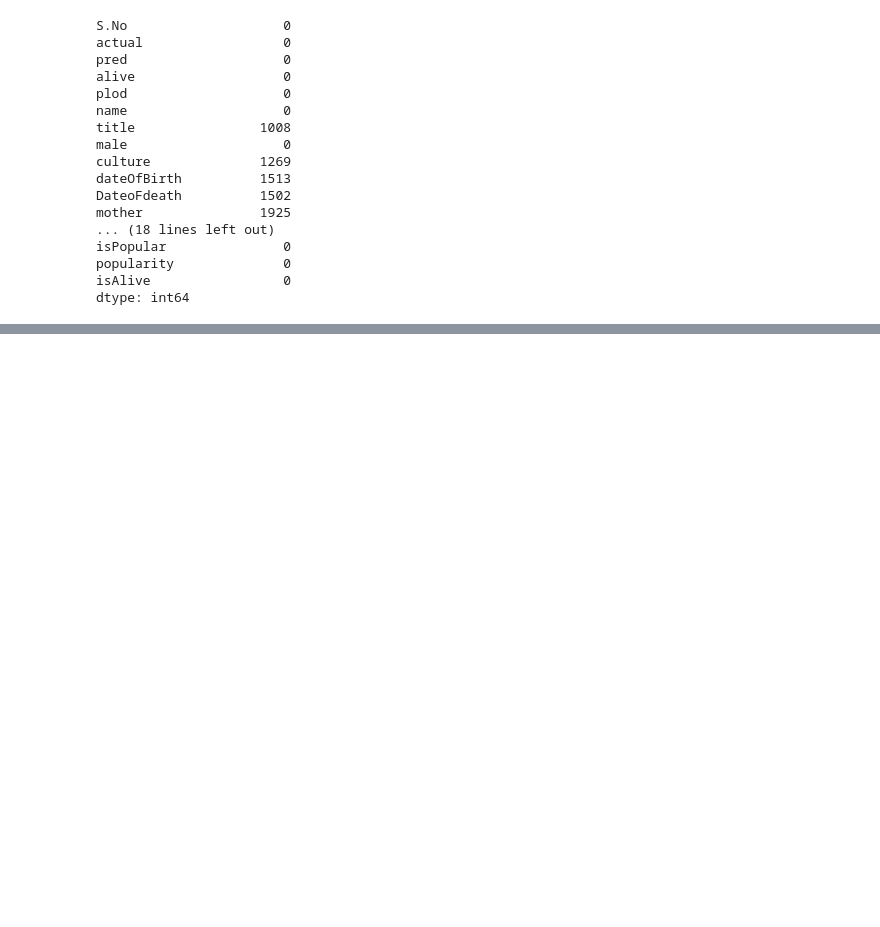
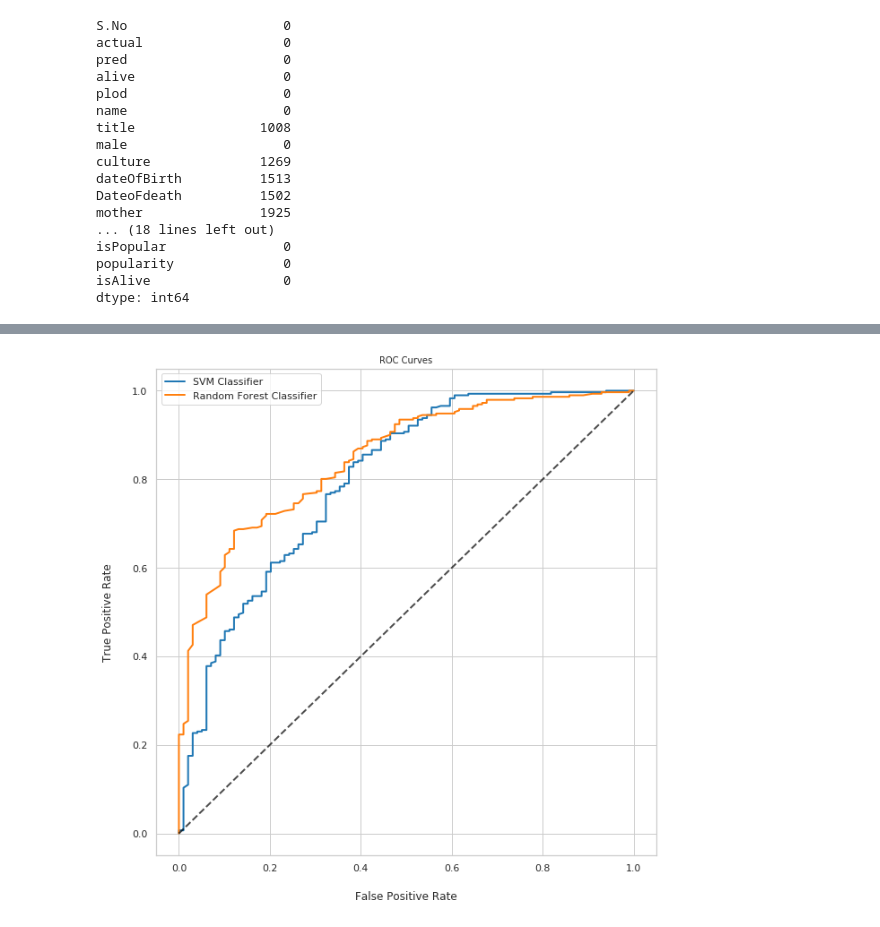
Before and after one commit to dvd42/GOT-Death-Prediction, a Jupyter notebook: got_death_predictions.ipynb, the cells around one changed output, grey strips where cells are left out. Drawn from its saved outputs; the diff is of its cells as text; code cells hidden in the pictures; blank space fills up the shorter version.

```diff
--- a/got_death_predictions.ipynb
+++ b/got_death_predictions.ipynb
@@ -203,0 +258,12 @@ SVC(C=0.9, cache_size=200, class_weight=None, coef0=0.0,
+# %%
+fig = plt.figure(figsize=(10, 10))
+plt.plot(*roc_curve(y_test, svm_prob[:, 1])[:2])
+plt.plot(*roc_curve(y_test, rf_prob[:, 1])[:2])
+plt.legend(["SVM Classifier", "Random Forest Classifier"], loc="upper left")
+plt.plot((0., 1.), (0., 1.), "--k", alpha=.7)
+plt.xlabel("False Positive Rate", labelpad=20)
+plt.ylabel("True Positive Rate", labelpad=20)
+plt.title("ROC Curves", fontsize=10)
+plt.show()
+# %% [output]
+[figure, added]
```
Also changed, not shown: parts of 33 cells of this notebook.
